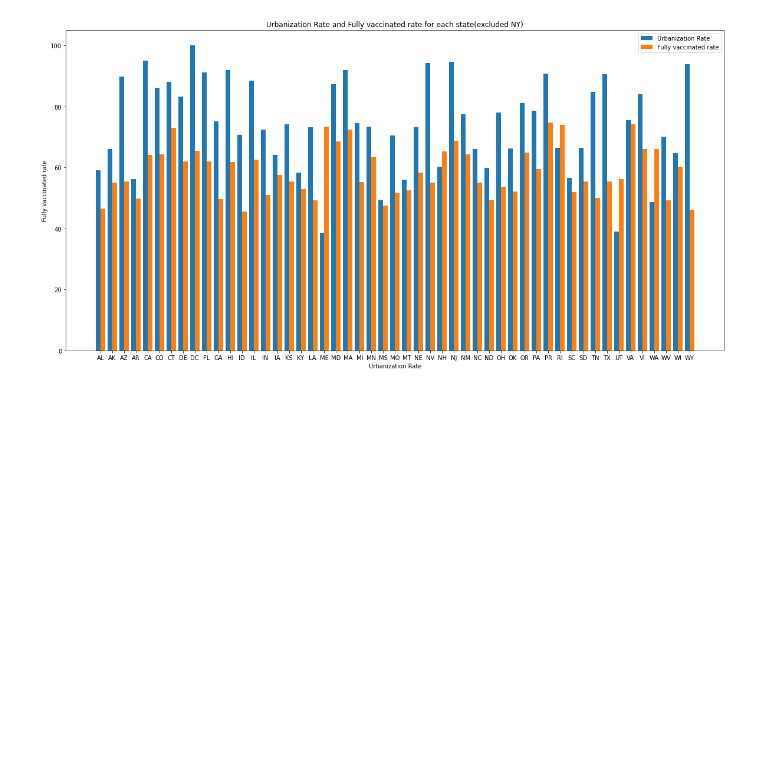
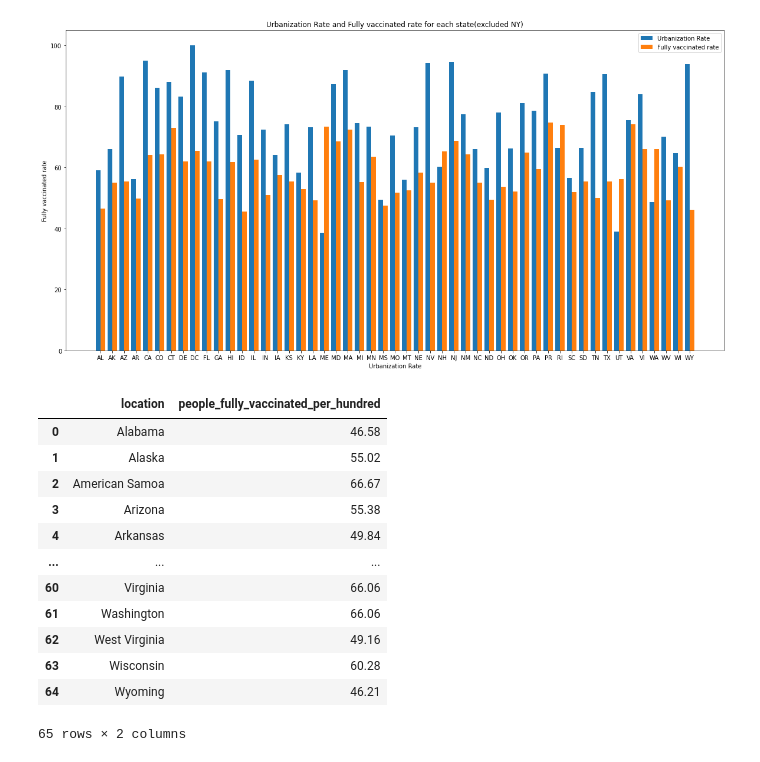
Before and after one commit to augustinexu/2021Fall_finals, a Jupyter notebook: final.ipynb, the cells around one changed output. Cells and saved outputs as stored; diff of their text form; code cells hidden in the pictures; blank space fills up the shorter version.

```diff
--- a/final.ipynb
+++ b/final.ipynb
@@ -468,3 +468,20 @@ plt.legend()
 plt.show()
 # %% [output]
 [figure]
+# %%
+max_vac_us = us.groupby('location')['people_fully_vaccinated_per_hundred'].max().reset_index()
+max_vac_us
+# %% [output]
+|  | location | people_fully_vaccinated_per_hundred |
+| 0 | Alabama | 46.58 |
+| 1 | Alaska | 55.02 |
+| 2 | American Samoa | 66.67 |
+| 3 | Arizona | 55.38 |
+| 4 | Arkansas | 49.84 |
+| ... | ... | ... |
+| 60 | Virginia | 66.06 |
+| 61 | Washington | 66.06 |
+| 62 | West Virginia | 49.16 |
+| 63 | Wisconsin | 60.28 |
+| 64 | Wyoming | 46.21 |
+65 rows × 2 columns
```
Also changed, not shown: parts of 2 cells of this notebook.
